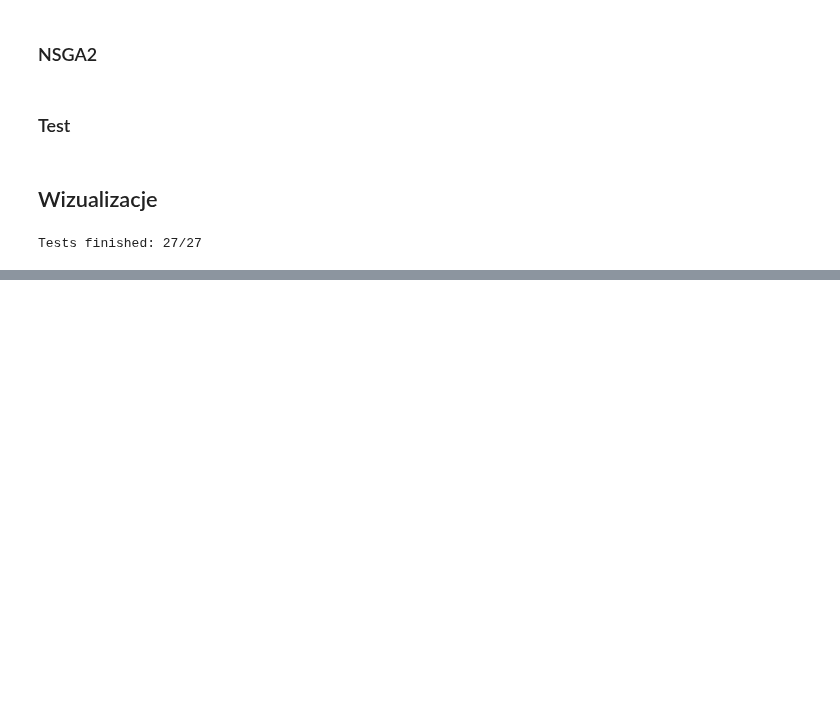
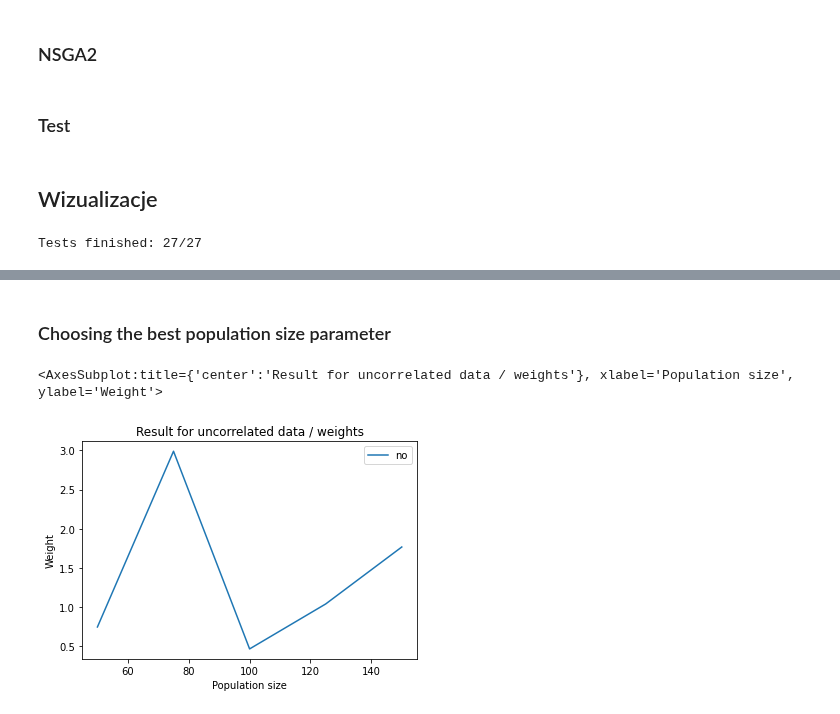
Before and after one commit to Vergenter/mswum, a Jupyter notebook: NSGA2.ipynb, the cells around one changed output, grey strips where cells are left out. Drawn from its saved outputs; the diff is of its cells as text; code cells hidden in the pictures; blank space fills up the shorter version.

Commit message:
Add tests for choosing the best parameters for NSGA

```diff
--- a/NSGA2.ipynb
+++ b/NSGA2.ipynb
@@ -416,3 +416,31 @@ df_v.plot(title="Result for correlated data / values", xlabel="Items", ylabel="W
 # %%
 df_w.to_csv("Results//NSGA_w.csv")
 df_v.to_csv("Results//NSGA_v.csv")
+# %% [markdown]
+### Choosing the best population size parameter
+# %%
+max_weight = 3.0
+iterate = 5
+scores_v_pop = np.zeros(iterate)
+scores_w_pop = np.zeros(iterate)
+for i in range(iterate):
+    csv = read_csv(f"Data//no_correlation_16")
+    n_items = csv.shape[0]
+    values = csv.value.values
+    weights = csv.weight.values
+
+    result = test(itemsNumber=n_items, mutationProbability=0.3, generationsNumber=70, populationSize=(25*i + 50), maxWeight=3, v=values, w=weights)
+    bestScores = result[1]
+    bestWeights = result[2]
+
+    scores_v_pop[i] = bestScores[-1]
+    scores_w_pop[i] = bestWeights[-1]
+# %%
+population_size = [25*x + 50 for x in range(iterate)]
+df_w_pop = DataFrame(data=scores_w_pop, columns=["no"], index = population_size)
+df_v_pop = DataFrame(data=scores_v_pop, columns=["no"], index = population_size)
+# %%
+df_w_pop.plot(title="Result for uncorrelated data / weights", xlabel="Population size", ylabel="Weight")
+# %% [output]
+<AxesSubplot:title={'center':'Result for uncorrelated data / weights'}, xlabel='Population size', ylabel='Weight'>
+[figure, added]
```
Also changed, not shown: parts of 10 cells of this notebook.
